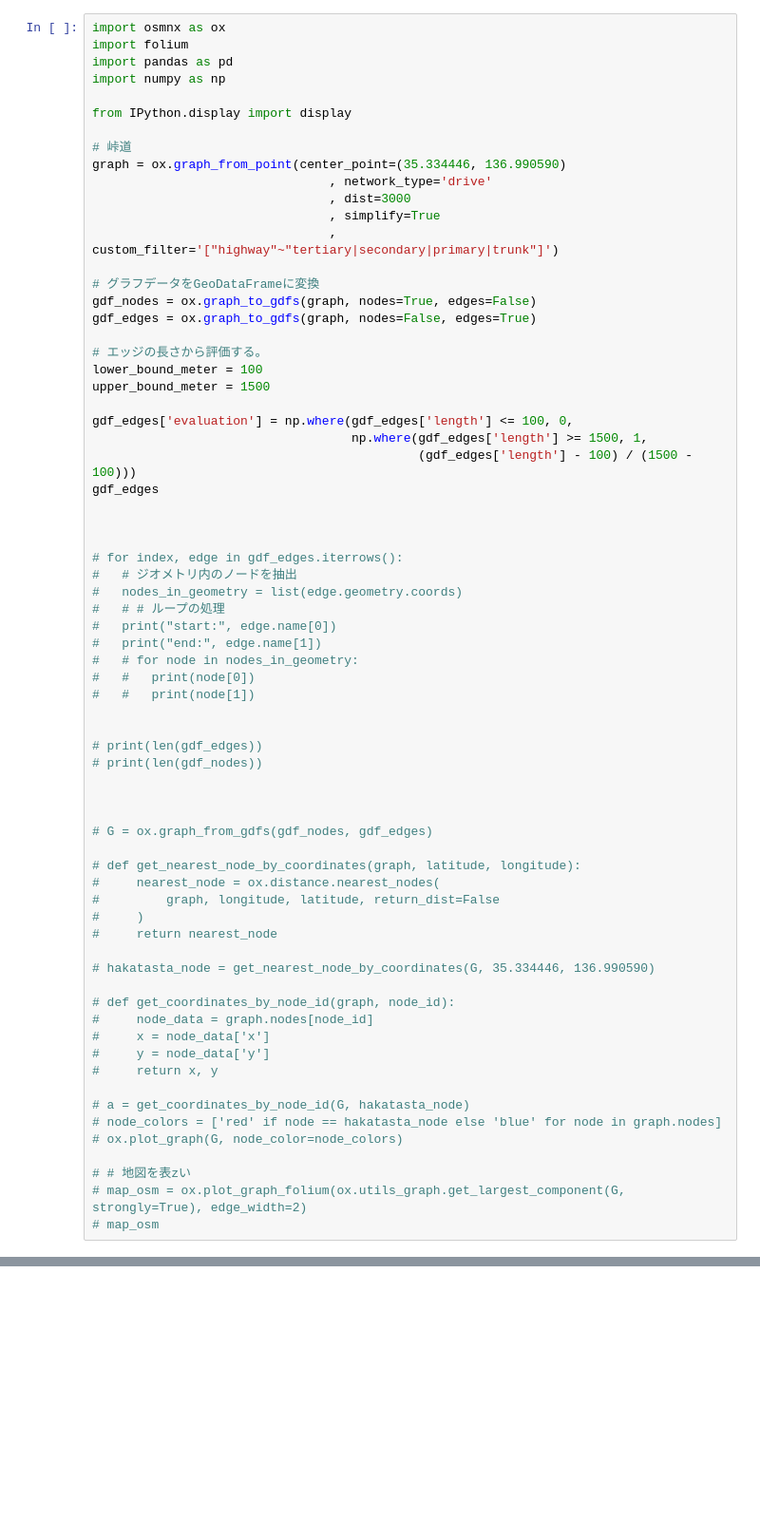
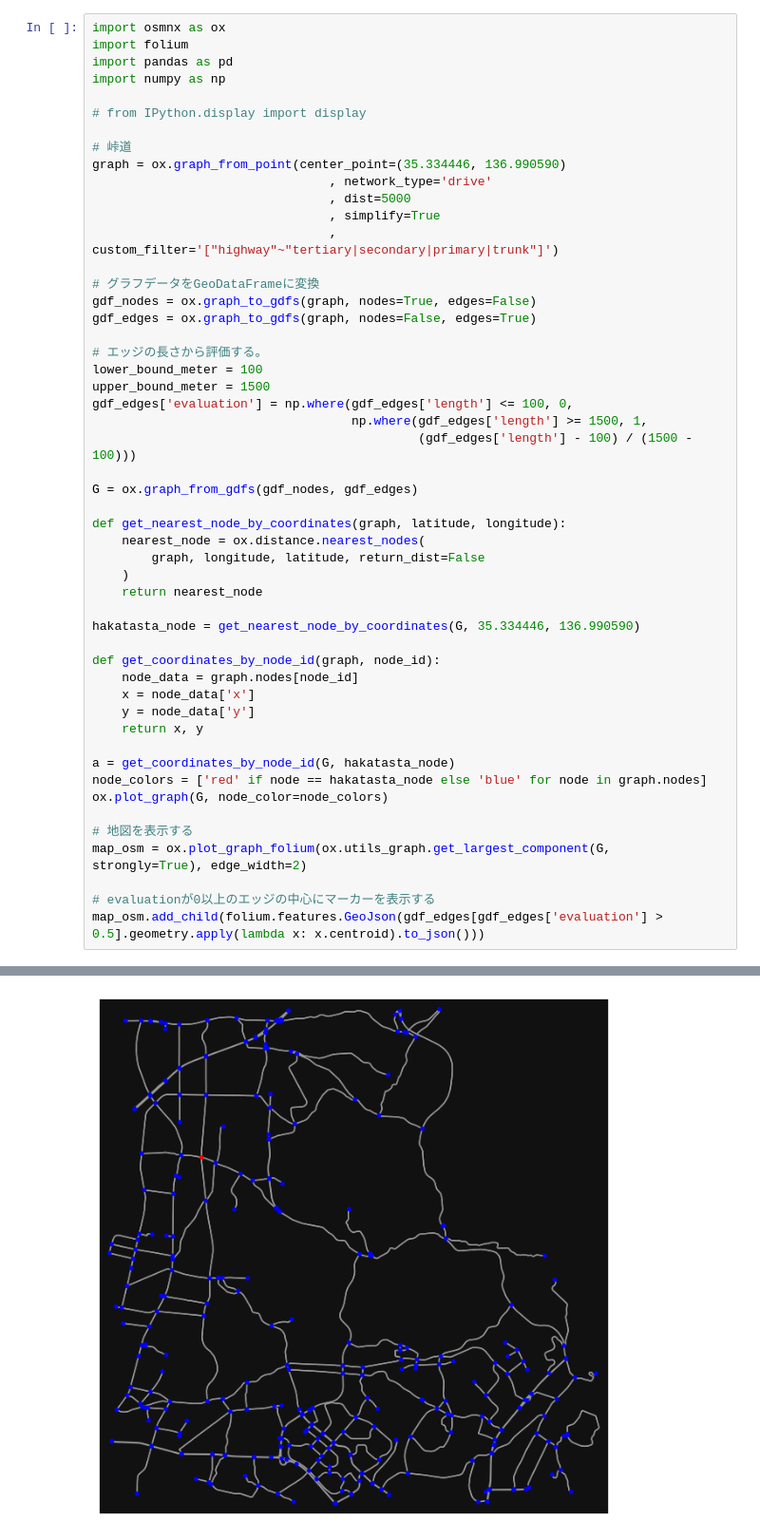
Before and after one commit to ritogk/speedio, a Jupyter notebook: evaluation-edge.ipynb, the cells around one changed output, grey strips where cells are left out. Shown at 95% size. Saved outputs shown, nothing was run; the diff lists cells and outputs as text; blank space fills up the shorter version.

```diff
--- a/evaluation-edge.ipynb
+++ b/evaluation-edge.ipynb
@@ -4,12 +4,12 @@ import folium
 import pandas as pd
 import numpy as np
 
-from IPython.display import display
+# from IPython.display import display
 
 # 峠道
 graph = ox.graph_from_point(center_point=(35.334446, 136.990590)
                                 , network_type='drive'
-                                , dist=3000
+                                , dist=5000
                                 , simplify=True
                                 , custom_filter='["highway"~"tertiary|secondary|primary|trunk"]')
 
@@ -20,51 +20,33 @@ gdf_edges = ox.graph_to_gdfs(graph, nodes=False, edges=True)
 # エッジの長さから評価する。
 lower_bound_meter = 100
 upper_bound_meter = 1500
-
 gdf_edges['evaluation'] = np.where(gdf_edges['length'] <= 100, 0,
                                    np.where(gdf_edges['length'] >= 1500, 1,
                                             (gdf_edges['length'] - 100) / (1500 - 100)))
-gdf_edges
 
+G = ox.graph_from_gdfs(gdf_nodes, gdf_edges)
 
+def get_nearest_node_by_coordinates(graph, latitude, longitude):
+    nearest_node = ox.distance.nearest_nodes(
+        graph, longitude, latitude, return_dist=False
+    )
+    return nearest_node
 
-# for index, edge in gdf_edges.iterrows():
-#   # ジオメトリ内のノードを抽出
-#   nodes_in_geometry = list(edge.geometry.coords)
-#   # # ループの処理
-#   print("start:", edge.name[0])
-#   print("end:", edge.name[1])
-#   # for node in nodes_in_geometry:
-#   #   print(node[0])
-#   #   print(node[1])
+hakatasta_node = get_nearest_node_by_coordinates(G, 35.334446, 136.990590)
 
+def get_coordinates_by_node_id(graph, node_id):
+    node_data = graph.nodes[node_id]
+    x = node_data['x']
+    y = node_data['y']
+    return x, y
 
-# print(len(gdf_edges))
-# print(len(gdf_nodes))
+a = get_coordinates_by_node_id(G, hakatasta_node)
+node_colors = ['red' if node == hakatasta_node else 'blue' for node in graph.nodes]
+ox.plot_graph(G, node_color=node_colors)
 
+# 地図を表示する
+map_osm = ox.plot_graph_folium(ox.utils_graph.get_largest_component(G, strongly=True), edge_width=2)
 
-
-# G = ox.graph_from_gdfs(gdf_nodes, gdf_edges)
-
-# def get_nearest_node_by_coordinates(graph, latitude, longitude):
-#     nearest_node = ox.distance.nearest_nodes(
-#         graph, longitude, latitude, return_dist=False
-#     )
-#     return nearest_node
-
-# hakatasta_node = get_nearest_node_by_coordinates(G, 35.334446, 136.990590)
-
-# def get_coordinates_by_node_id(graph, node_id):
-#     node_data = graph.nodes[node_id]
-#     x = node_data['x']
-#     y = node_data['y']
-#     return x, y
-
-# a = get_coordinates_by_node_id(G, hakatasta_node)
-# node_colors = ['red' if node == hakatasta_node else 'blue' for node in graph.nodes]
-# ox.plot_graph(G, node_color=node_colors)
-
-# # 地図を表zい
-# map_osm = ox.plot_graph_folium(ox.utils_graph.get_largest_component(G, strongly=True), edge_width=2)
-# map_osm
+# evaluationが0以上のエッジの中心にマーカーを表示する
+map_osm.add_child(folium.features.GeoJson(gdf_edges[gdf_edges['evaluation'] > 0.5].geometry.apply(lambda x: x.centroid).to_json()))
 # %% [output]
@@ -88,0 +53 @@ gdf_edges
+[figure, added]
```
Also changed, not shown: parts of 1 cell of this notebook.
